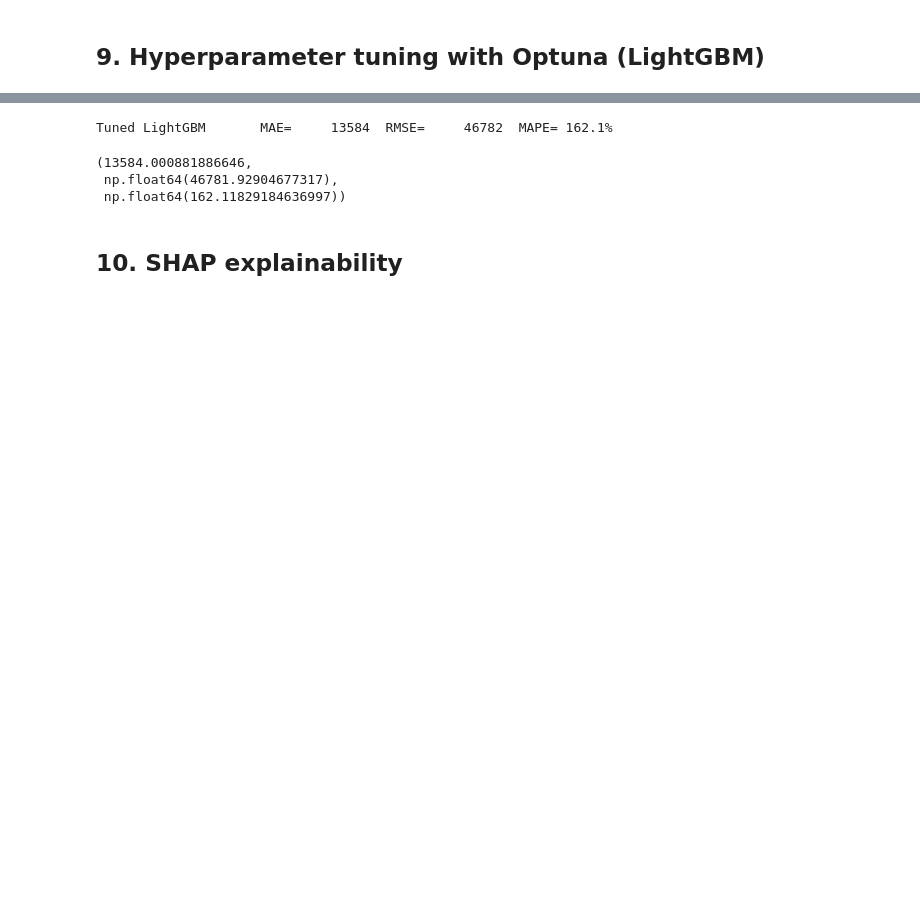
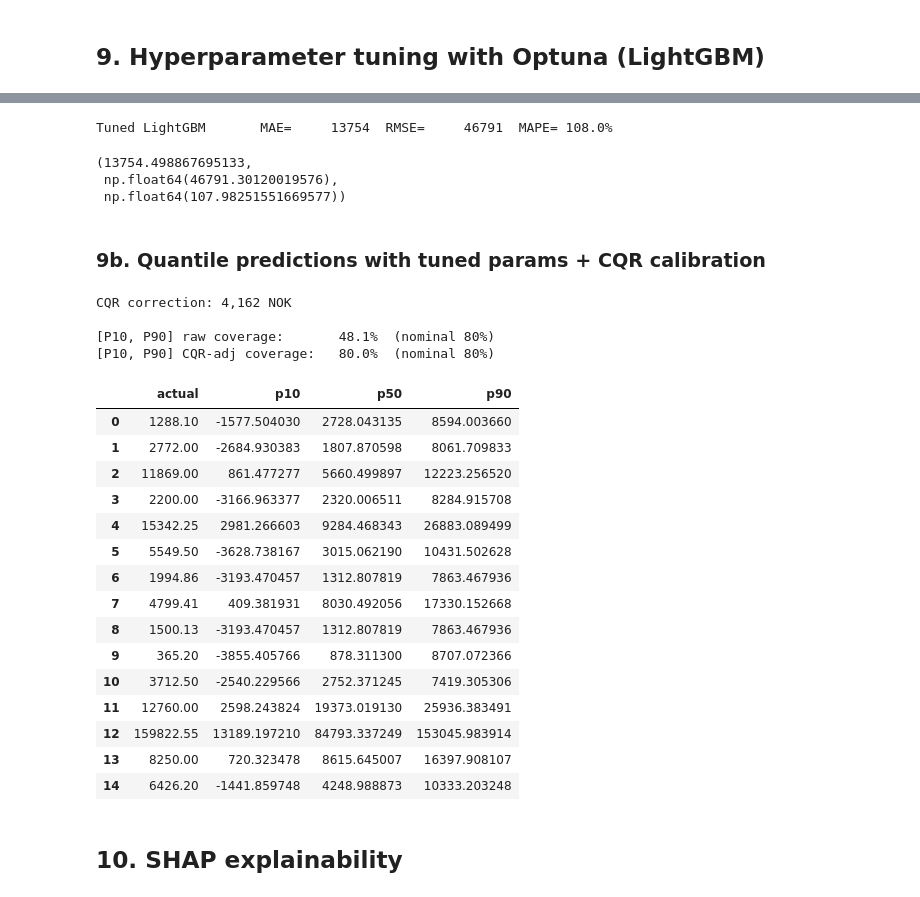
Before and after one commit to LOG650/G11-jorgen-individuell, a Jupyter notebook: 013 fase 3 - review/modeling_nauticost.ipynb, the cells around one changed output, grey strips where cells are left out. Saved outputs shown, nothing was run; the diff lists cells and outputs as text; code cells hidden in the pictures; blank space fills up the shorter version.

```diff
--- a/013 fase 3 - review/modeling_nauticost.ipynb
+++ b/013 fase 3 - review/modeling_nauticost.ipynb
@@ -328,6 +337,6 @@ Best params: {'learning_rate': 0.05908007111745629, 'num_leaves': 40, 'min_data_
 # %%
 # Train final tuned LightGBM model
-tuned_params = dict(objective='regression', metric='mae', verbose=-1,
+tuned_params = dict(objective='huber', metric='mae', verbose=-1,
                     random_state=RNG, bagging_freq=5, **study.best_params)
 dtr = lgb.Dataset(X_tr, y_tr, categorical_feature=CAT_FEATURES)
 dva = lgb.Dataset(X_va, y_va, categorical_feature=CAT_FEATURES, reference=dtr)
@@ -337,10 +346,78 @@ best_model = lgb.train(
 )
 eval_pred(y_va, best_model.predict(X_va, num_iteration=best_model.best_iteration), 'Tuned LightGBM')
 # %% [output]
-Tuned LightGBM       MAE=     13584  RMSE=     46782  MAPE= 162.1%
+Tuned LightGBM       MAE=     13754  RMSE=     46791  MAPE= 108.0%
-(13584.000881886646,
- np.float64(46781.92904677317),
- np.float64(162.11829184636997))
+(13754.498867695133,
+ np.float64(46791.30120019576),
+ np.float64(107.98251551669577))
+# %% [markdown]
+### 9b. Quantile predictions with tuned params + CQR calibration
+# %%
+quantile_models = {}
+for q in [0.1, 0.5, 0.9]:
+    # Use tuned params as base, with extra regularization for quantile stability
+    p = {**tuned_params, 'objective': 'quantile', 'alpha': q, 'metric': 'quantile'}
+    p['min_data_in_leaf'] = max(p.get('min_data_in_leaf', 20), 20)
+    p['num_leaves'] = min(p.get('num_leaves', 31), 31)
+    m = lgb.train(p, dtrain, num_boost_round=best_model.best_iteration or 500,
+                  valid_sets=[dval], callbacks=[lgb.log_evaluation(0)])
+    quantile_models[q] = m
+
+# Raw quantile predictions
+p10_raw = np.expm1(quantile_models[0.1].predict(X_va))
+p50_raw = np.expm1(quantile_models[0.5].predict(X_va))
+p90_raw = np.expm1(quantile_models[0.9].predict(X_va))
+actual = np.expm1(y_va)
+
+# Fix quantile crossing: sort per-row so P10 <= P50 <= P90
+stacked = np.column_stack([p10_raw, p50_raw, p90_raw])
+stacked_sorted = np.sort(stacked, axis=1)
+p10, p50, p90 = stacked_sorted[:, 0], stacked_sorted[:, 1], stacked_sorted[:, 2]
+
+# Conformal Quantile Regression (CQR) correction for guaranteed coverage
+# Conformity scores: how much must we widen the band?
+scores = np.maximum(p10 - actual, actual - p90)
+cqr_alpha = 0.2  # Target 80% coverage
+q_correction = np.quantile(scores, 1 - cqr_alpha)
+p10_adj = p10 - q_correction
+p90_adj = p90 + q_correction
+
+print(f'CQR correction: {q_correction:,.0f} NOK')
+print()
+
+# Coverage check
+cov_raw = np.mean((actual >= p10) & (actual <= p90)) * 100
+cov_adj = np.mean((actual >= p10_adj) & (actual <= p90_adj)) * 100
+print(f'[P10, P90] raw coverage:      {cov_raw:5.1f}%  (nominal 80%)')
+print(f'[P10, P90] CQR-adj coverage:  {cov_adj:5.1f}%  (nominal 80%)')
+print()
+
+out = pd.DataFrame({
+    'actual': actual,
+    'p10': p10_adj, 'p50': p50, 'p90': p90_adj,
+}).head(15)
+out
+# %% [output]
+CQR correction: 4,162 NOK
+
+[P10, P90] raw coverage:       48.1%  (nominal 80%)
+[P10, P90] CQR-adj coverage:   80.0%  (nominal 80%)
+|  | actual | p10 | p50 | p90 |
+| 0 | 1288.10 | -1577.504030 | 2728.043135 | 8594.003660 |
+| 1 | 2772.00 | -2684.930383 | 1807.870598 | 8061.709833 |
+| 2 | 11869.00 | 861.477277 | 5660.499897 | 12223.256520 |
+| 3 | 2200.00 | -3166.963377 | 2320.006511 | 8284.915708 |
+| 4 | 15342.25 | 2981.266603 | 9284.468343 | 26883.089499 |
+| 5 | 5549.50 | -3628.738167 | 3015.062190 | 10431.502628 |
+| 6 | 1994.86 | -3193.470457 | 1312.807819 | 7863.467936 |
+| 7 | 4799.41 | 409.381931 | 8030.492056 | 17330.152668 |
+| 8 | 1500.13 | -3193.470457 | 1312.807819 | 7863.467936 |
+| 9 | 365.20 | -3855.405766 | 878.311300 | 8707.072366 |
+| 10 | 3712.50 | -2540.229566 | 2752.371245 | 7419.305306 |
+| 11 | 12760.00 | 2598.243824 | 19373.019130 | 25936.383491 |
+| 12 | 159822.55 | 13189.197210 | 84793.337249 | 153045.983914 |
+| 13 | 8250.00 | 720.323478 | 8615.645007 | 16397.908107 |
+| 14 | 6426.20 | -1441.859748 | 4248.988873 | 10333.203248 |
 # %% [markdown]
 ## 10. SHAP explainability
 # %%
```
Also changed, not shown: parts of 21 cells of this notebook, 15 other files.
